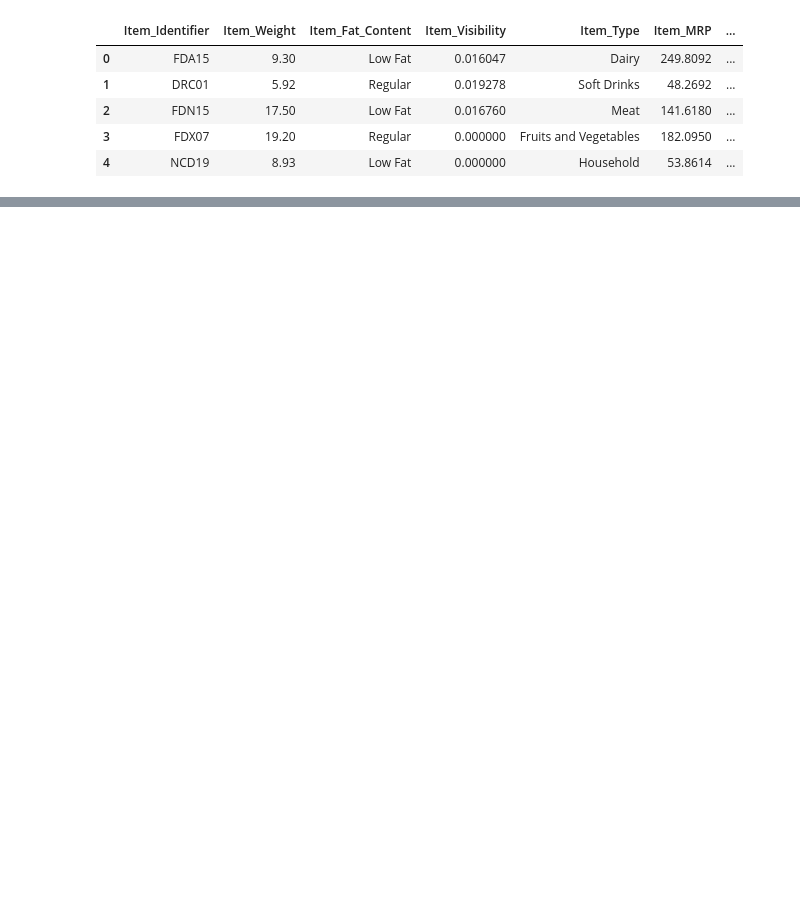
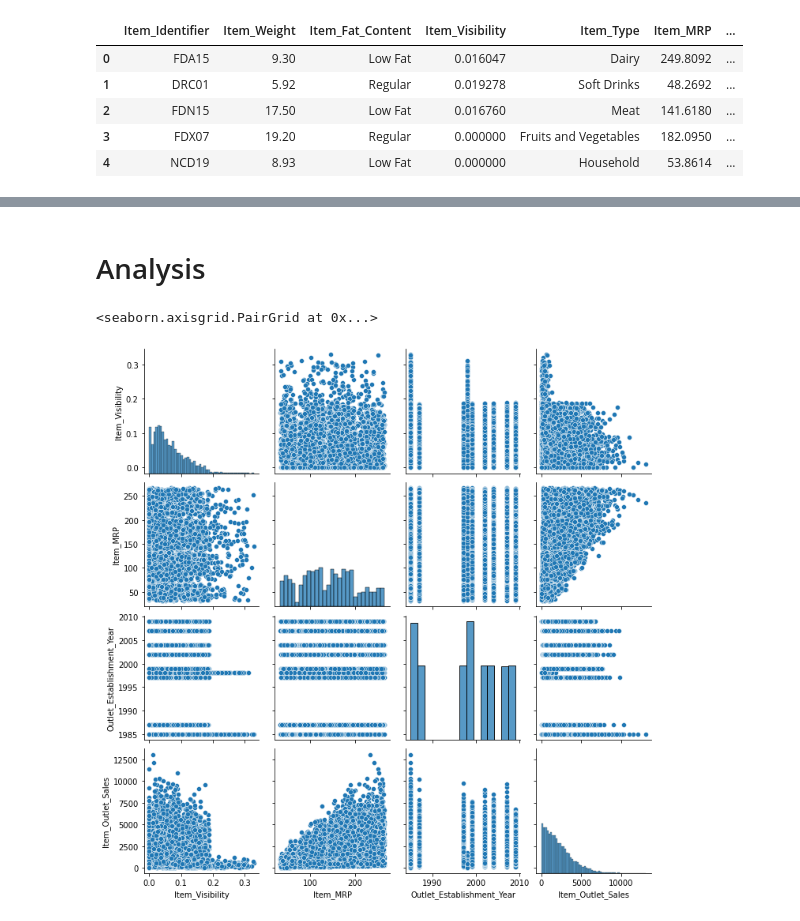
Before and after one commit to mariahjackson91/sales-predictions, a Jupyter notebook: Project_1_Final.ipynb, the cells around one changed output, grey strips where cells are left out. Drawn from its saved outputs; the diff is of its cells as text; code cells hidden in the pictures; blank space fills up the shorter version.

```diff
--- a/Project_1_Final.ipynb
+++ b/Project_1_Final.ipynb
@@ -88,5 +74,5 @@ df.drop(columns= ['Item_Weight','Outlet_Size'], inplace= True)
 # %%
-df.drop(columns= ['Item_Identifier'], inplace= True)
+df.drop(columns= ['Item_Weight', 'Outlet_Size'], inplace= True)
 # %%
 # check to ensure there are no missing values
 df.isna().sum()
@@ -126,3 +90,0 @@ Name: Item_Fat_Content, dtype: int64
-# %%
-# Standardize the values in the Item_Fat_Content column
-df['Item_Fat_Content'].replace({'LF' : 'Low Fat', 'reg' : 'Regular', 'low fat' : 'Low Fat'}, inplace= True)
@@ -448,0 +161,10 @@ The R2 model performed best on the test set, therefore it is the best model to u
+# %%
+# fix inconsistancies with fat content
+df['Item_Fat_Content'].replace({'low fat': 'Low Fat', 'LF': 'Low Fat', 'reg': 'Regular' }, inplace=True)
+# %% [markdown]
+# Analysis
+# %%
+sns.pairplot(df.drop(columns= ['Item_Identifier', 'Outlet_Identifier']))
+# %% [output]
+<seaborn.axisgrid.PairGrid at 0x...>
+[figure, added]
```
Also changed, not shown: parts of 107 cells of this notebook.
